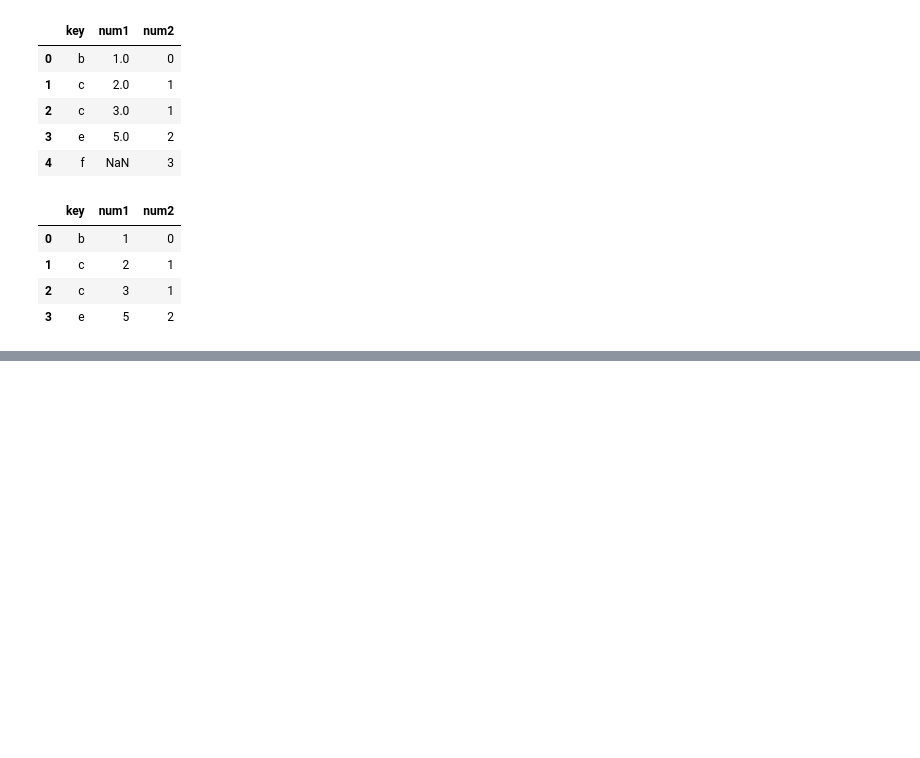
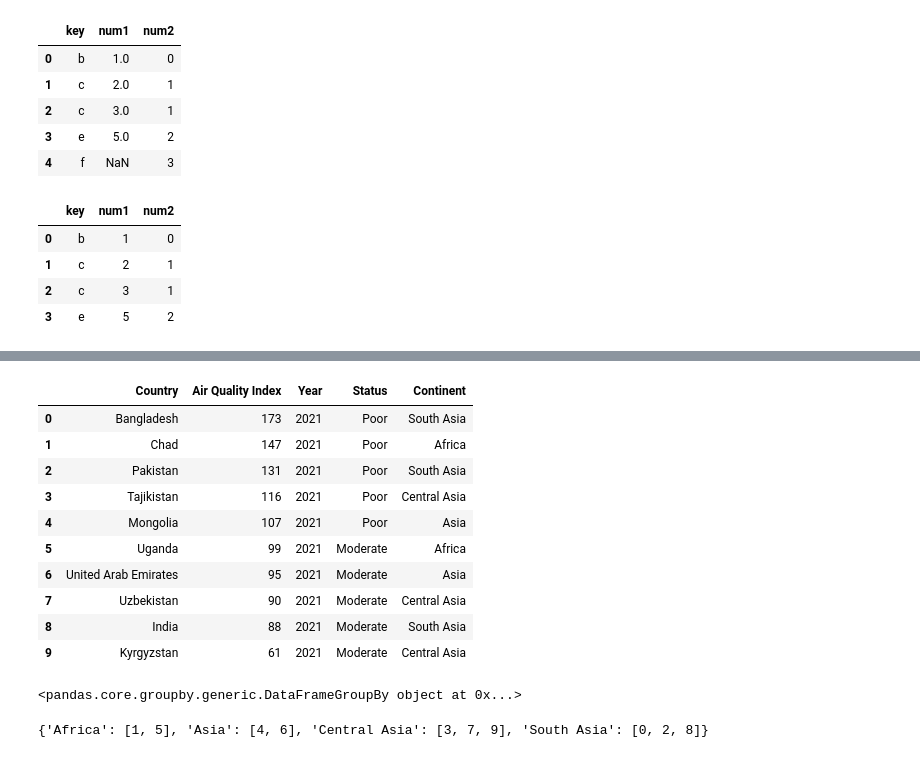
Before and after one commit to LevelUp-It-School/python12052025, a Jupyter notebook: lesson_21/pandas.ipynb, the cells around one changed output, grey strips where cells are left out. Drawn from its saved outputs; the diff is of its cells as text; code cells hidden in the pictures; blank space fills up the shorter version.

```diff
--- a/lesson_21/pandas.ipynb
+++ b/lesson_21/pandas.ipynb
@@ -1029,0 +1304,25 @@ pd.merge(d1, d2, how='inner')
+# %%
+df = pd.read_csv("AQ.txt")
+# %%
+df
+# %% [output]
+|  | Country | Air Quality Index | Year | Status | Continent |
+| 0 | Bangladesh | 173 | 2021 | Poor | South Asia |
+| 1 | Chad | 147 | 2021 | Poor | Africa |
+| 2 | Pakistan | 131 | 2021 | Poor | South Asia |
+| 3 | Tajikistan | 116 | 2021 | Poor | Central Asia |
+| 4 | Mongolia | 107 | 2021 | Poor | Asia |
+| 5 | Uganda | 99 | 2021 | Moderate | Africa |
+| 6 | United Arab Emirates | 95 | 2021 | Moderate | Asia |
+| 7 | Uzbekistan | 90 | 2021 | Moderate | Central Asia |
+| 8 | India | 88 | 2021 | Moderate | South Asia |
+| 9 | Kyrgyzstan | 61 | 2021 | Moderate | Central Asia |
+# %%
+cont = df.groupby("Continent")
+cont
+# %% [output]
+<pandas.core.groupby.generic.DataFrameGroupBy object at 0x...>
+# %%
+cont.groups
+# %% [output]
+{'Africa': [1, 5], 'Asia': [4, 6], 'Central Asia': [3, 7, 9], 'South Asia': [0, 2, 8]}
```
Also changed, not shown: parts of 46 cells of this notebook, 4 other files.
